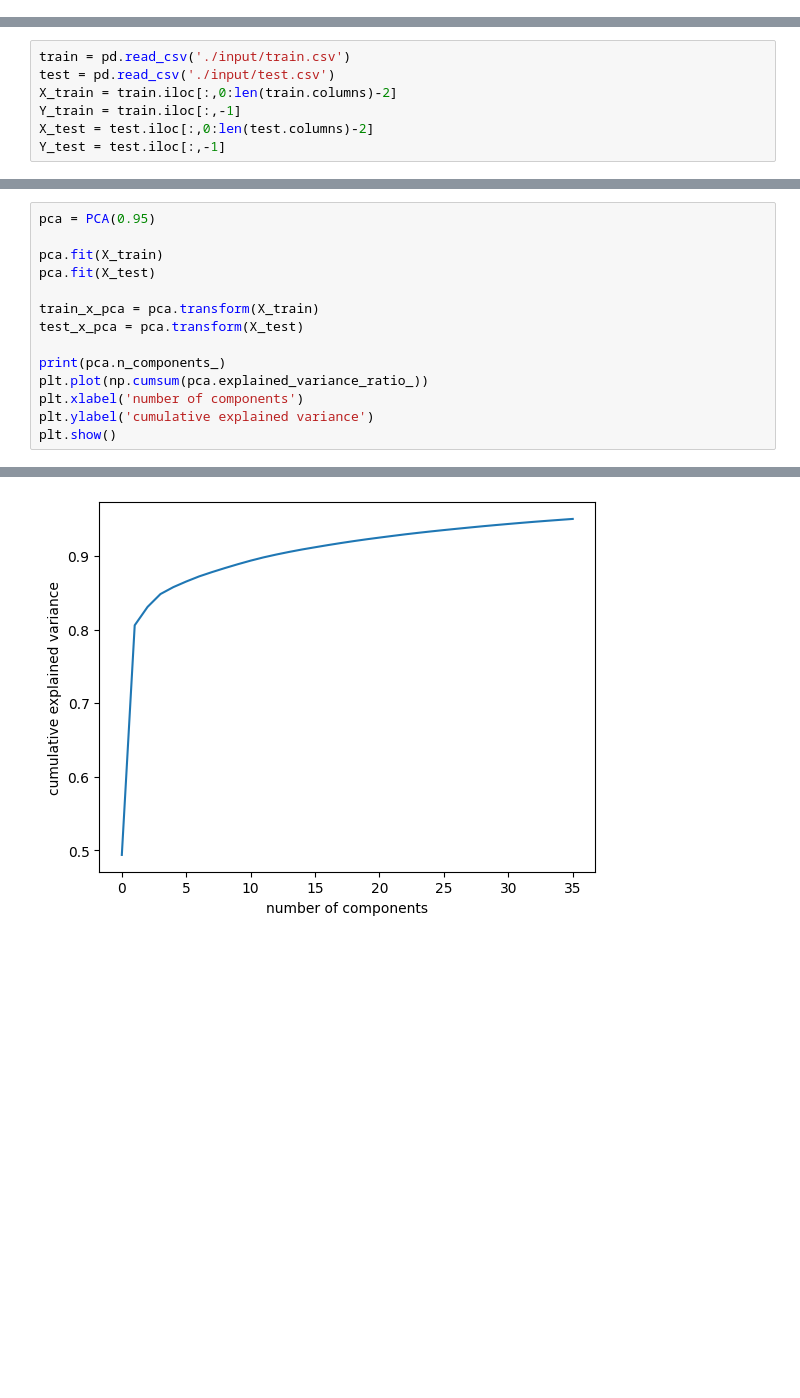
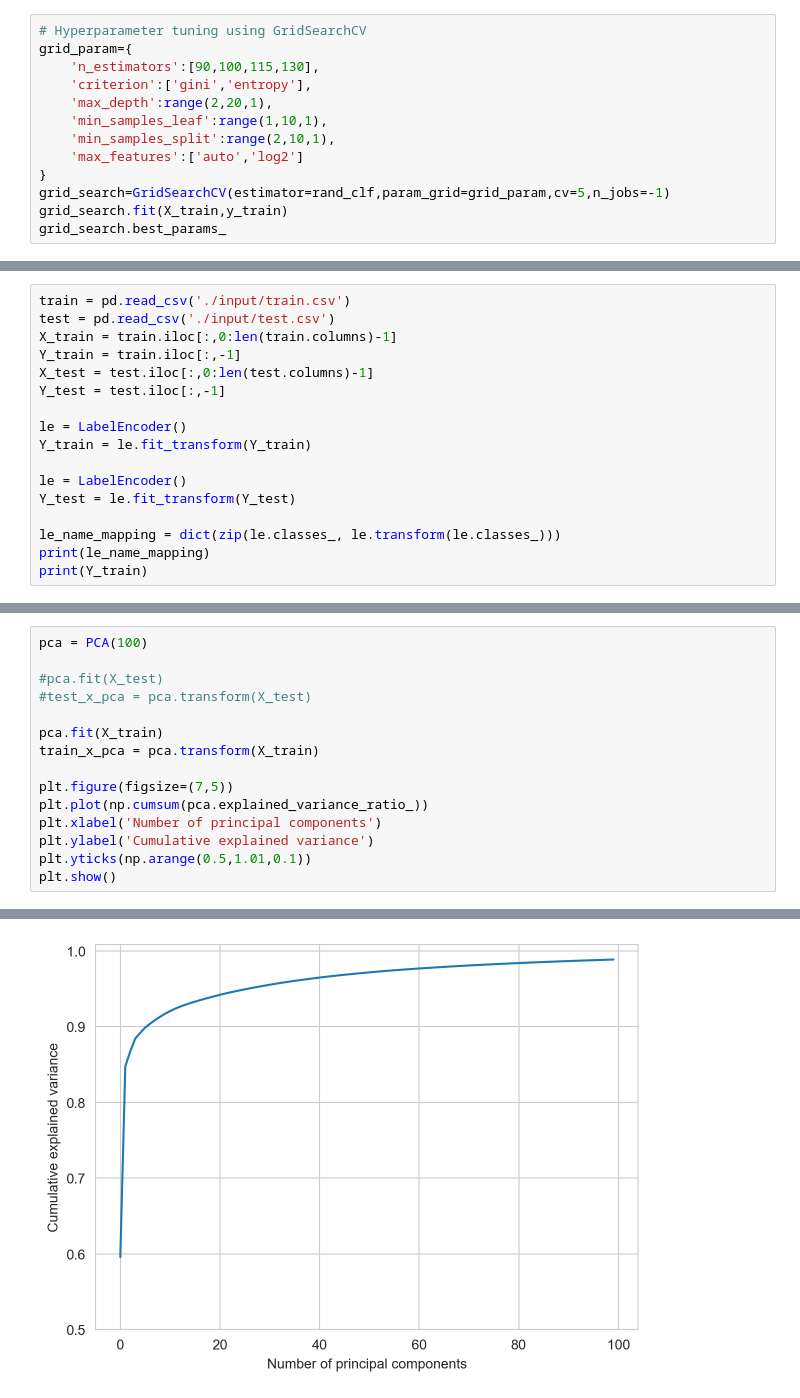
Before and after one commit to thorhojhus/HAR, a Jupyter notebook: HAR.ipynb, the cells around one changed output, grey strips where cells are left out. Drawn from its saved outputs; the diff is of its cells as text; blank space fills up the shorter version.

```diff
--- a/HAR.ipynb
+++ b/HAR.ipynb
@@ -11,0 +314,13 @@ pd.options.display.max_rows = 50
+# %%
+# Hyperparameter tuning using GridSearchCV
+grid_param={
+    'n_estimators':[90,100,115,130],
+    'criterion':['gini','entropy'],
+    'max_depth':range(2,20,1),
+    'min_samples_leaf':range(1,10,1),
+    'min_samples_split':range(2,10,1),
+    'max_features':['auto','log2']
+}
+grid_search=GridSearchCV(estimator=rand_clf,param_grid=grid_param,cv=5,n_jobs=-1)
+grid_search.fit(X_train,y_train)
+grid_search.best_params_
@@ -12,7 +329,17 @@ pd.options.display.max_rows = 50
 # %%
 train = pd.read_csv('./input/train.csv')
 test = pd.read_csv('./input/test.csv')
-X_train = train.iloc[:,0:len(train.columns)-2]
+X_train = train.iloc[:,0:len(train.columns)-1]
 Y_train = train.iloc[:,-1]
-X_test = test.iloc[:,0:len(test.columns)-2]
+X_test = test.iloc[:,0:len(test.columns)-1]
 Y_test = test.iloc[:,-1]
+
+le = LabelEncoder()
+Y_train = le.fit_transform(Y_train)
+
+le = LabelEncoder()
+Y_test = le.fit_transform(Y_test)
+
+le_name_mapping = dict(zip(le.classes_, le.transform(le.classes_)))
+print(le_name_mapping)
+print(Y_train)
@@ -53,15 +539,16 @@ print(le_name_mapping)
 # %%
-pca = PCA(0.95)
+pca = PCA(100)
+
+#pca.fit(X_test)
+#test_x_pca = pca.transform(X_test)
 
 pca.fit(X_train)
-pca.fit(X_test)
+train_x_pca = pca.transform(X_train)
 
-train_x_pca = pca.transform(X_train)
-test_x_pca = pca.transform(X_test)
-
-print(pca.n_components_)
+plt.figure(figsize=(7,5))
 plt.plot(np.cumsum(pca.explained_variance_ratio_))
-plt.xlabel('number of components')
-plt.ylabel('cumulative explained variance')
+plt.xlabel('Number of principal components')
+plt.ylabel('Cumulative explained variance')
+plt.yticks(np.arange(0.5,1.01,0.1))
 plt.show()
 # %% [output]
@@ -69 +555 @@ plt.show()
-[figure, old version]
+[figure, new version]
```
Also changed, not shown: parts of 39 cells of this notebook.
